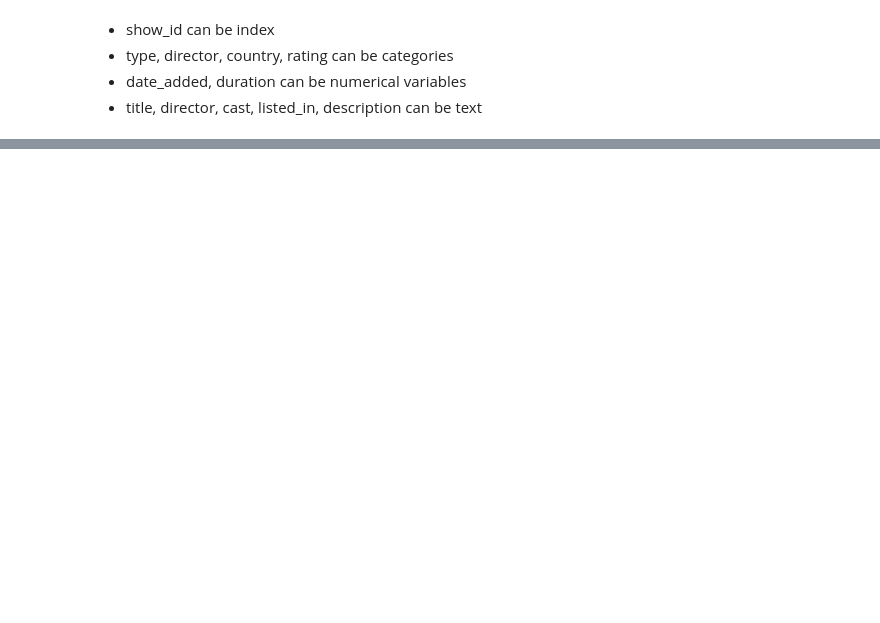
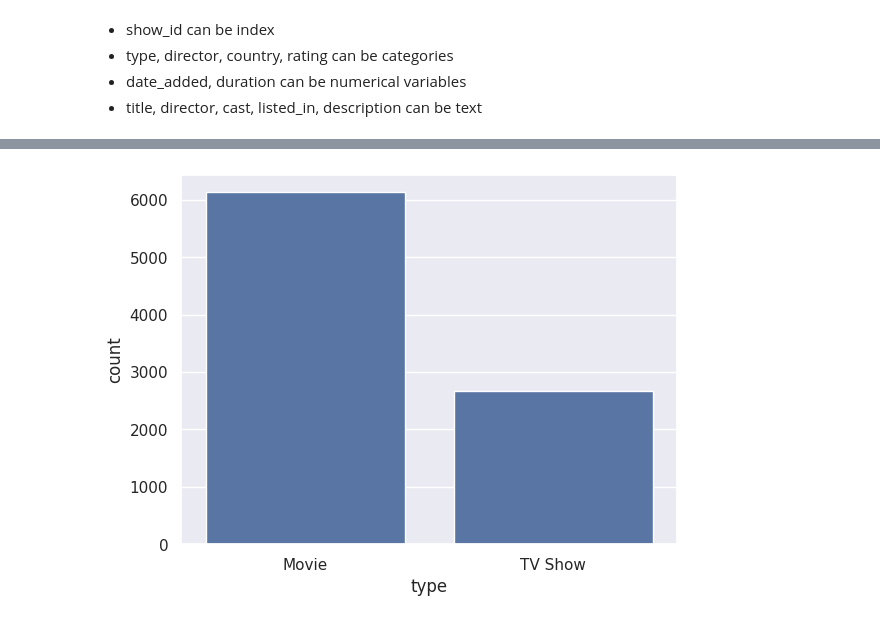
Before and after one commit to ravikumargrk/assignments, a Jupyter notebook: case-studies/20250201-DataCleaning.ipynb, the cells around one changed output, grey strips where cells are left out. Saved outputs shown, nothing was run; the diff lists cells and outputs as text; code cells hidden in the pictures; blank space fills up the shorter version.

Commit message:
+dataCleaningAssignment +univariate analysis

```diff
--- a/case-studies/20250201-DataCleaning.ipynb
+++ b/case-studies/20250201-DataCleaning.ipynb
@@ -85,10 +50,18 @@ Name: date_added, dtype: object
 # %%
+# categorical variables
 cast = {
     'type': 'category',
-    'director': 'category',
+    # 'director': 'category',
     'country': 'category',
     'rating': 'category'
 }
 
+# Numerical variables
 df_cast = df.astype(cast)
 df_cast['date_added'] = pd.to_datetime(df['date_added'].str.strip(), format='%B %d, %Y', errors='raise')
+
+duration_int = df['duration'].str.split().apply(lambda x: x[0] if type(x)==list else x)
+df_cast['duration'] = duration_int.astype(dtype=pd.Int32Dtype())
+
+# index
+df_cast.set_index('show_id', inplace=True)
@@ -110,0 +155,9 @@ dtype: object
+# %%
+import seaborn as sns
+import matplotlib.pyplot as plt
+sns.set_theme()
+
+ax = sns.countplot(data=df_cast, x='type')
+plt.show()
+# %% [output]
+[figure, added]
```
Also changed, not shown: parts of 20 cells of this notebook.
